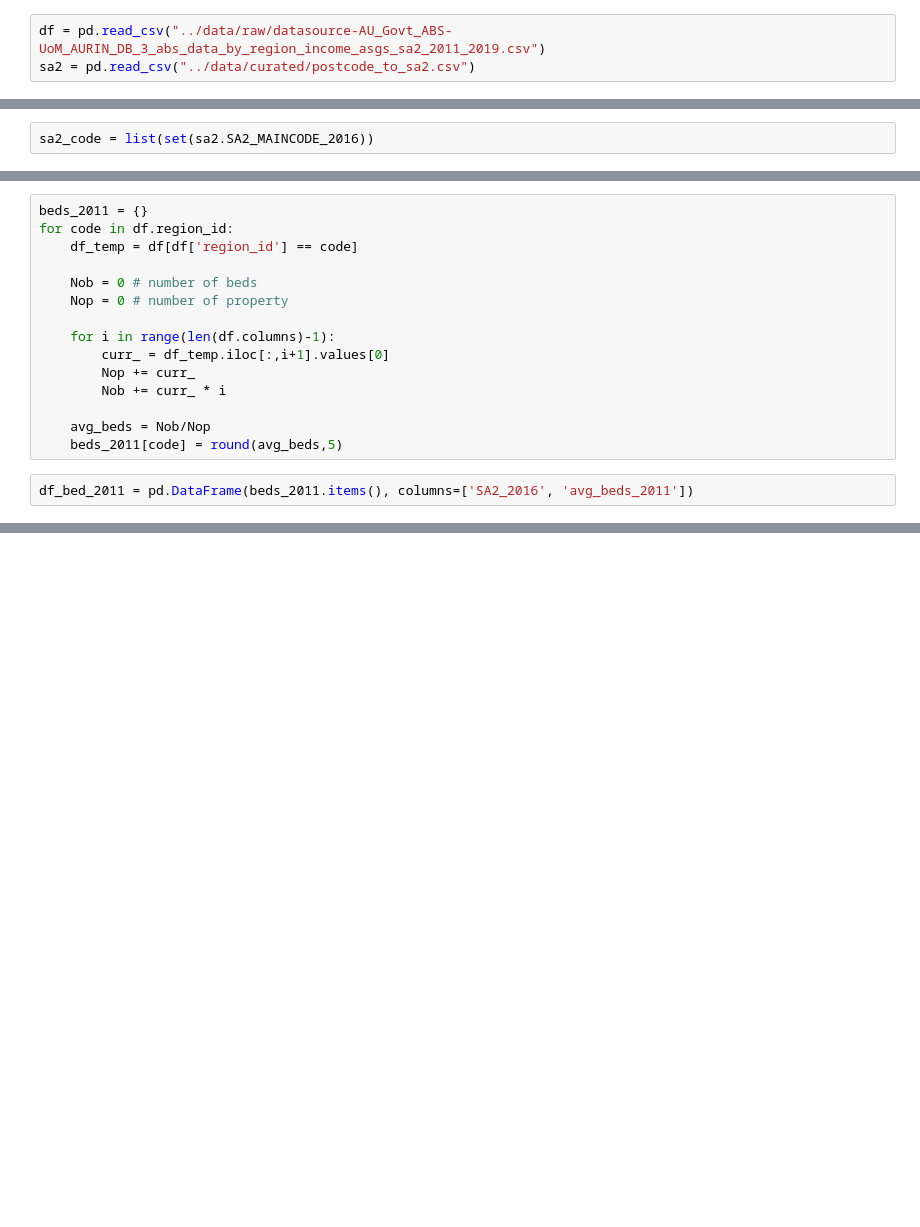
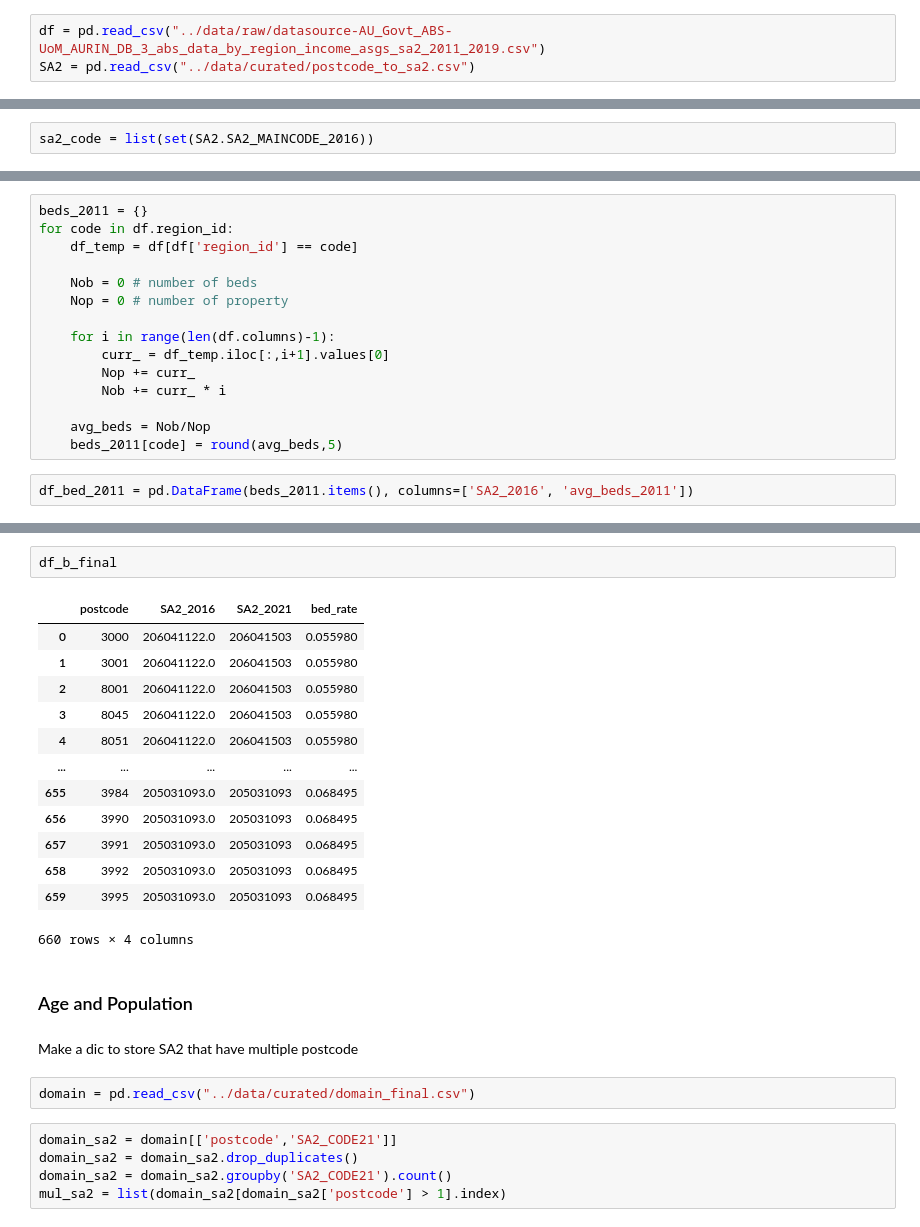
Before and after one commit to MAST30034-Applied-Data-Science/generic-real-estate-consulting-project-group-46, a Jupyter notebook: notebooks/ranking.ipynb, the cells around one changed output, grey strips where cells are left out. Drawn from its saved outputs; the diff is of its cells as text; blank space fills up the shorter version.

```diff
--- a/notebooks/未命名.ipynb
+++ b/notebooks/ranking.ipynb
@@ -7,7 +7,7 @@ import re
 ### Income
 # %%
 df = pd.read_csv("../data/raw/datasource-AU_Govt_ABS-UoM_AURIN_DB_3_abs_data_by_region_income_asgs_sa2_2011_2019.csv")
-sa2 = pd.read_csv("../data/curated/postcode_to_sa2.csv")
+SA2 = pd.read_csv("../data/curated/postcode_to_sa2.csv")
 # %%
 df = df[['FID', 'sa2_maincode_2016', 'geometry', 'sa2_name_2016', 'yr','estm_prsnl_incme_yr_end_30_jne_tl_erns_excl_gvrnmt_pns_alwncs_n']]
 df = df.rename({'estm_prsnl_incme_yr_end_30_jne_tl_erns_excl_gvrnmt_pns_alwncs_n': 'income'}, axis=1)
@@ -37,7 +37,7 @@ year
 # %% [output]
 [2011, 2014, 2015, 2016, 2017, 2018, 2019]
 # %%
-sa2_code = list(set(sa2.SA2_MAINCODE_2016))
+sa2_code = list(set(SA2.SA2_MAINCODE_2016))
 # %%
 income_rate = {}
 for code in sa2_code:
@@ -213,0 +221,27 @@ df_bed_2011 = pd.DataFrame(beds_2011.items(), columns=['SA2_2016', 'avg_beds_201
+# %%
+df_b_final
+# %% [output]
+|  | postcode | SA2_2016 | SA2_2021 | bed_rate |
+| 0 | 3000 | 206041122.0 | 206041503 | 0.055980 |
+| 1 | 3001 | 206041122.0 | 206041503 | 0.055980 |
+| 2 | 8001 | 206041122.0 | 206041503 | 0.055980 |
+| 3 | 8045 | 206041122.0 | 206041503 | 0.055980 |
+| 4 | 8051 | 206041122.0 | 206041503 | 0.055980 |
+| ... | ... | ... | ... | ... |
+| 655 | 3984 | 205031093.0 | 205031093 | 0.068495 |
+| 656 | 3990 | 205031093.0 | 205031093 | 0.068495 |
+| 657 | 3991 | 205031093.0 | 205031093 | 0.068495 |
+| 658 | 3992 | 205031093.0 | 205031093 | 0.068495 |
+| 659 | 3995 | 205031093.0 | 205031093 | 0.068495 |
+660 rows × 4 columns
+# %% [markdown]
+### Age and Population
+# %% [markdown]
+Make a dic to store SA2 that have multiple postcode
+# %%
+domain = pd.read_csv("../data/curated/domain_final.csv")
+# %%
+domain_sa2 = domain[['postcode','SA2_CODE21']]
+domain_sa2 = domain_sa2.drop_duplicates()
+domain_sa2 = domain_sa2.groupby('SA2_CODE21').count()
+mul_sa2 = list(domain_sa2[domain_sa2['postcode'] > 1].index)
```
Also changed, not shown: parts of 40 cells of this notebook.
